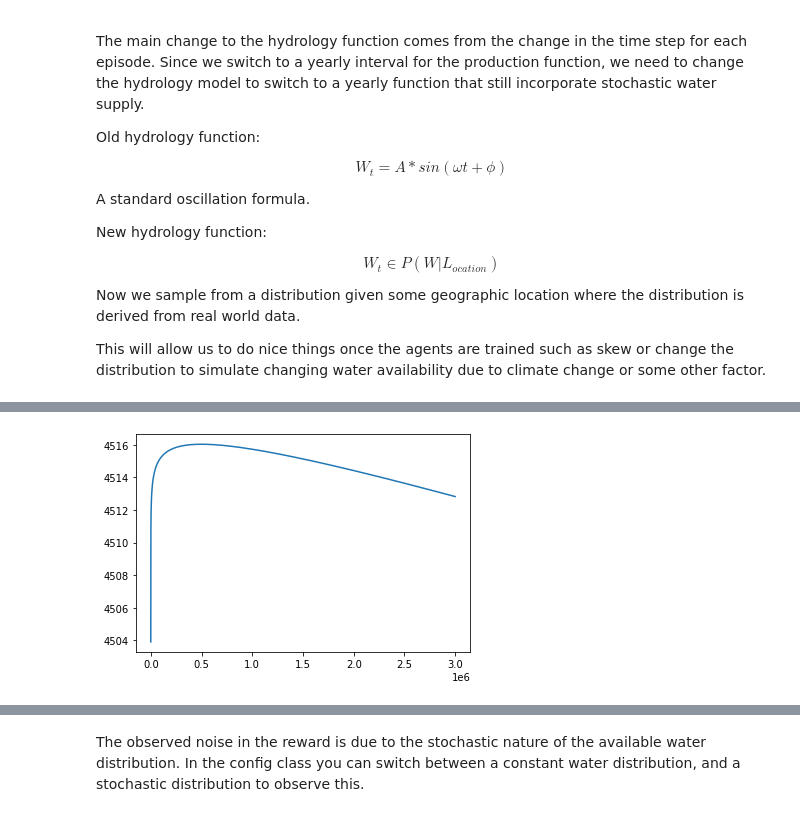
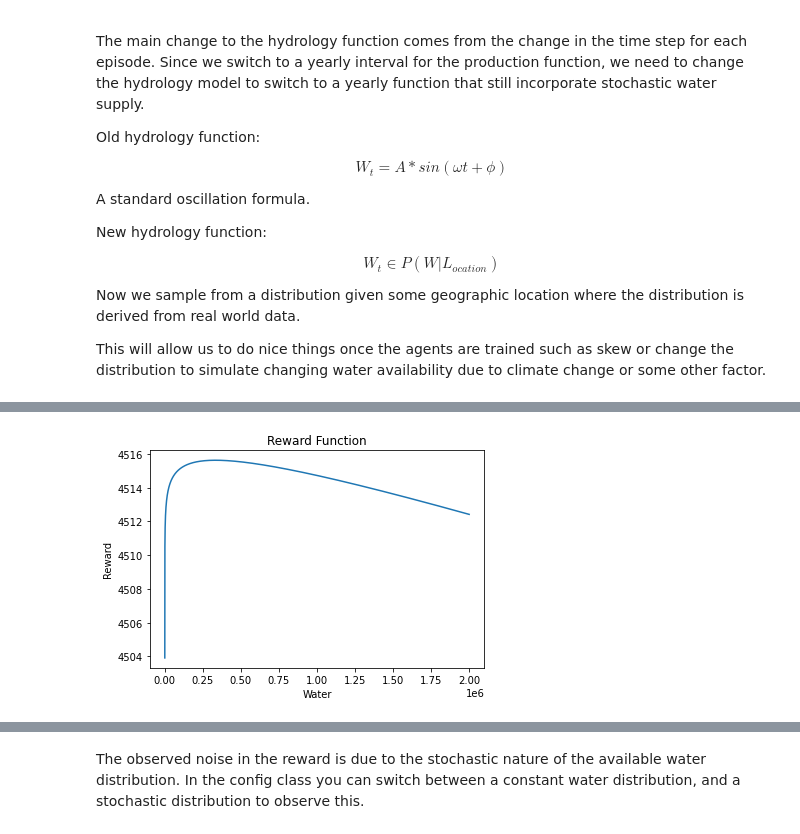
Before and after one commit to DaithiMartin/Optimal_Irrigation, a Jupyter notebook: CES_model/CES_notebook.ipynb, the cells around one changed output, grey strips where cells are left out. Saved outputs shown, nothing was run; the diff lists cells and outputs as text; code cells hidden in the pictures.

```diff
--- a/CES_model/CES_notebook.ipynb
+++ b/CES_model/CES_notebook.ipynb
@@ -490,8 +464,10 @@ x = action_vec[:, 0]
-# %%
-plt.plot(x, y)
-plt.show()
-# %% [output]
-[figure, removed]
+# %%
+config = SimConfig()
+test_env = SimulationCES(config)
+
+test_env.plot_reward(crop="crop 1")
+# %% [output]
+[figure, added]
 # %%
 config = SimConfig()
 env = SimulationCES(config)
```
Also changed, not shown: parts of 6 cells of this notebook, 1 other file.
